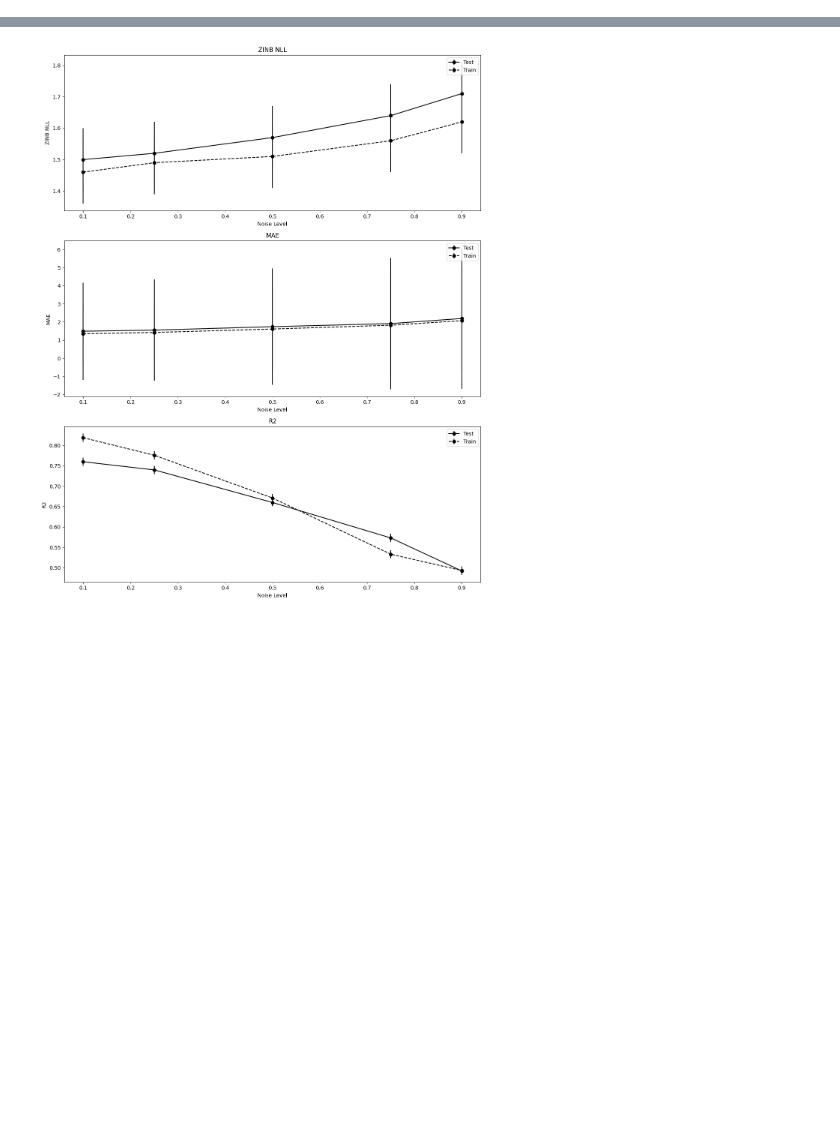
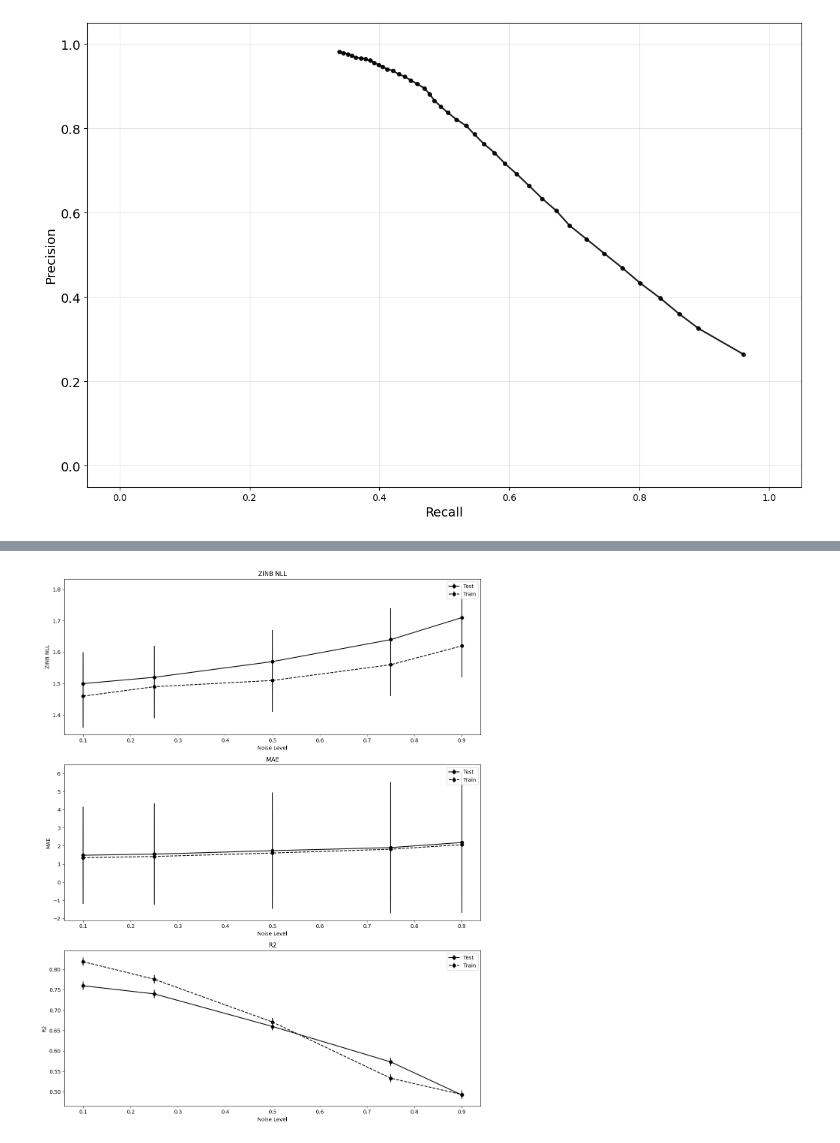
Before and after one commit to NinaOosterlaar/Transposon_Truths, a Jupyter notebook: plots.ipynb, the cells around one changed output, grey strips where cells are left out. Cells and saved outputs as stored; diff of their text form; code cells hidden in the pictures; blank space fills up the shorter version.

```diff
--- a/plots.ipynb
+++ b/plots.ipynb
@@ -1,3 +1,90 @@
 # %%
 import matplotlib.pyplot as plt
 import numpy as np
+# %%
+import os
+import sys
+
+import matplotlib.pyplot as plt
+import pandas as pd
+
+# Adjust this if your notebook is in a different location
+project_root = os.path.abspath("../..")
+if project_root not in sys.path:
+	sys.path.append(project_root)
+
+from Utils.plot_config import COLORS, setup_plot_style
+
+
+setup_plot_style()
+
+
+RESULTS_FILE = "Signal_processing/final/results/compare_versions_ws100/all_results.csv"
+OUTPUT_FOLDER = "Signal_processing/final/results/compare_versions_ws100"
+
+
+def aggregate_precision_recall_curve(results_df):
+	"""Aggregate mean precision and recall over the 10 datasets for v2."""
+	v2_df = results_df[results_df["method"] == "v2"].copy()
+	if v2_df.empty:
+		raise ValueError("No rows found for method 'v2'")
+
+	agg_df = (
+		v2_df.groupby("threshold")
+		.agg(
+			precision_mean=("precision", "mean"),
+			recall_mean=("recall", "mean"),
+			n_datasets=("dataset_id", "nunique"),
+		)
+		.reset_index()
+		.sort_values("recall_mean")
+		.reset_index(drop=True)
+	)
+
+	return agg_df
+
+
+def plot_precision_recall_curve(agg_df, output_path=None):
+	"""Plot mean precision-recall curve for v2."""
+	fig, ax = plt.subplots(figsize=(12, 8))
+
+	ax.plot(
+		agg_df["recall_mean"].values,
+		agg_df["precision_mean"].values,
+		"o-",
+		linewidth=1.8,
+		markersize=4,
+		alpha=0.85,
+		color=COLORS["black"],
+		label="version 3",
+	)
+
+	ax.set_xlabel("Recall")
+	ax.set_ylabel("Precision")
+	ax.grid(True, alpha=0.3)
+	ax.set_xlim(-0.05, 1.05)
+	ax.set_ylim(-0.05, 1.05)
+
+	plt.tight_layout()
+
+	if output_path is not None:
+		plt.savefig(output_path, dpi=300, bbox_inches="tight")
+
+	plt.show()
+
+
+os.makedirs(OUTPUT_FOLDER, exist_ok=True)
+
+results_df = pd.read_csv(RESULTS_FILE)
+agg_df = aggregate_precision_recall_curve(results_df)
+
+agg_csv = os.path.join(OUTPUT_FOLDER, "precision_recall_v2_mean.csv")
+agg_df.to_csv(agg_csv, index=False)
+print(f"Saved aggregated PR curve data to {agg_csv}")
+
+plot_path = os.path.join(OUTPUT_FOLDER, "precision_recall_v2_mean.png")
+plot_precision_recall_curve(agg_df, plot_path)
+print(f"Saved PR curve plot to {plot_path}")
+
+agg_df.head()
+# %% [output]
@@ -3,0 +92 @@ import numpy as np
+[figure, added]
```
Also changed, not shown: parts of 1 cell of this notebook, 58 other files.
